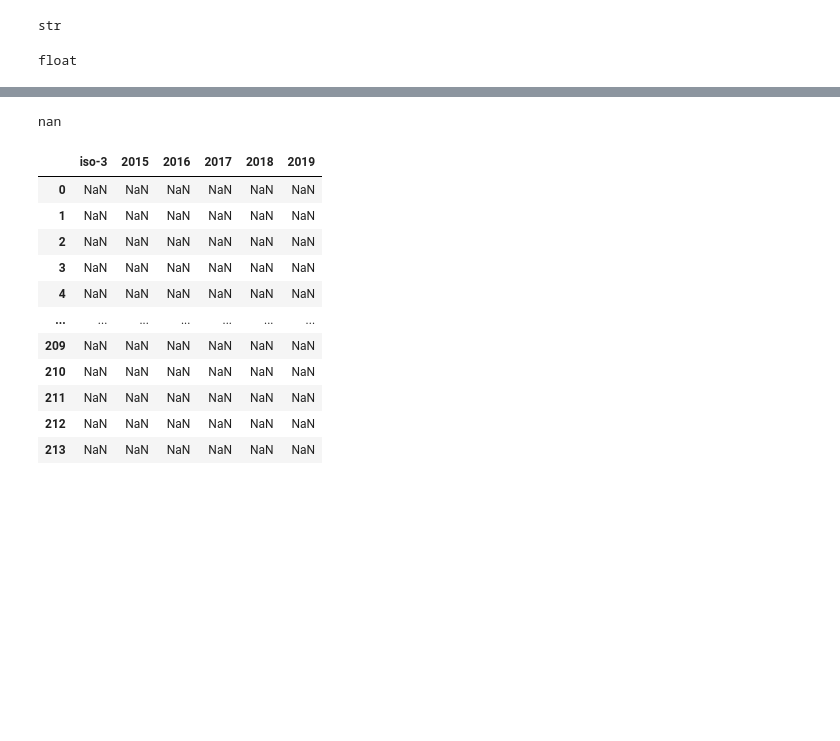
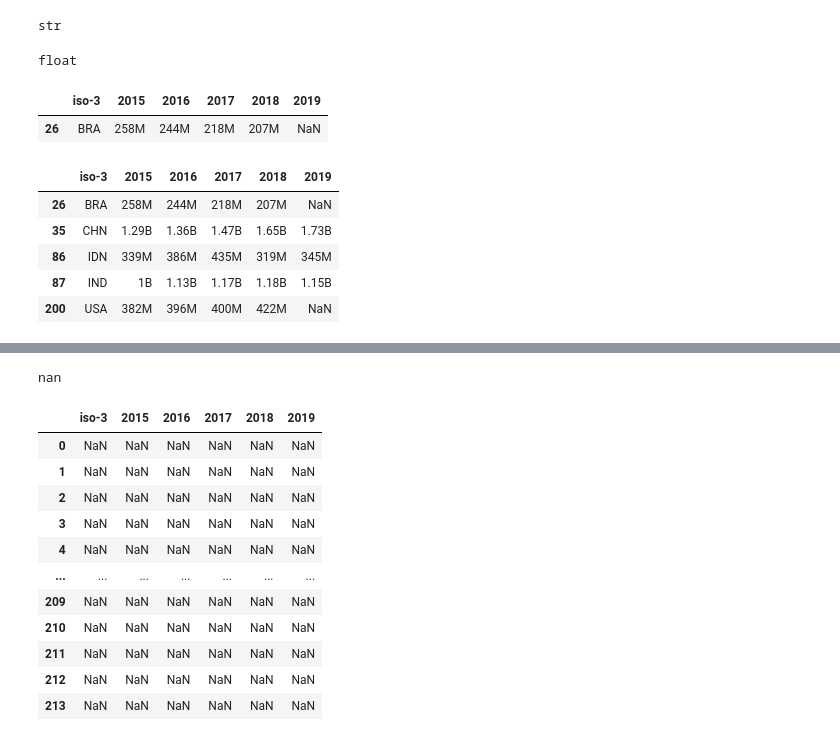
Before and after one commit to totatorbj/su-mt4007, a Jupyter notebook: HW3/HW3_investigation.ipynb, the cells around one changed output, grey strips where cells are left out. Saved outputs shown, nothing was run; the diff lists cells and outputs as text; code cells hidden in the pictures; blank space fills up the shorter version.

```diff
--- a/HW3/HW3_investigation.ipynb
+++ b/HW3/HW3_investigation.ipynb
@@ -339,0 +358,16 @@ cell_phones_relevant_data_df = cell_phones_relevant_columns_data_df.where(cell_p
+# %%
+cell_phones_relevant_data_df
+# %% [output]
+|  | iso-3 | 2015 | 2016 | 2017 | 2018 | 2019 |
+| 26 | BRA | 258M | 244M | 218M | 207M | NaN |
+# %%
+cell_phones_relevant_data_df_II = cell_phones_relevant_columns_data_df.loc[cell_phones_relevant_columns_data_df["iso-3"].isin(relevant_iso_3)]
+# %%
+cell_phones_relevant_data_df_II
+# %% [output]
+|  | iso-3 | 2015 | 2016 | 2017 | 2018 | 2019 |
+| 26 | BRA | 258M | 244M | 218M | 207M | NaN |
+| 35 | CHN | 1.29B | 1.36B | 1.47B | 1.65B | 1.73B |
+| 86 | IDN | 339M | 386M | 435M | 319M | 345M |
+| 87 | IND | 1B | 1.13B | 1.17B | 1.18B | 1.15B |
+| 200 | USA | 382M | 396M | 400M | 422M | NaN |
```
Also changed, not shown: parts of 20 cells of this notebook.
